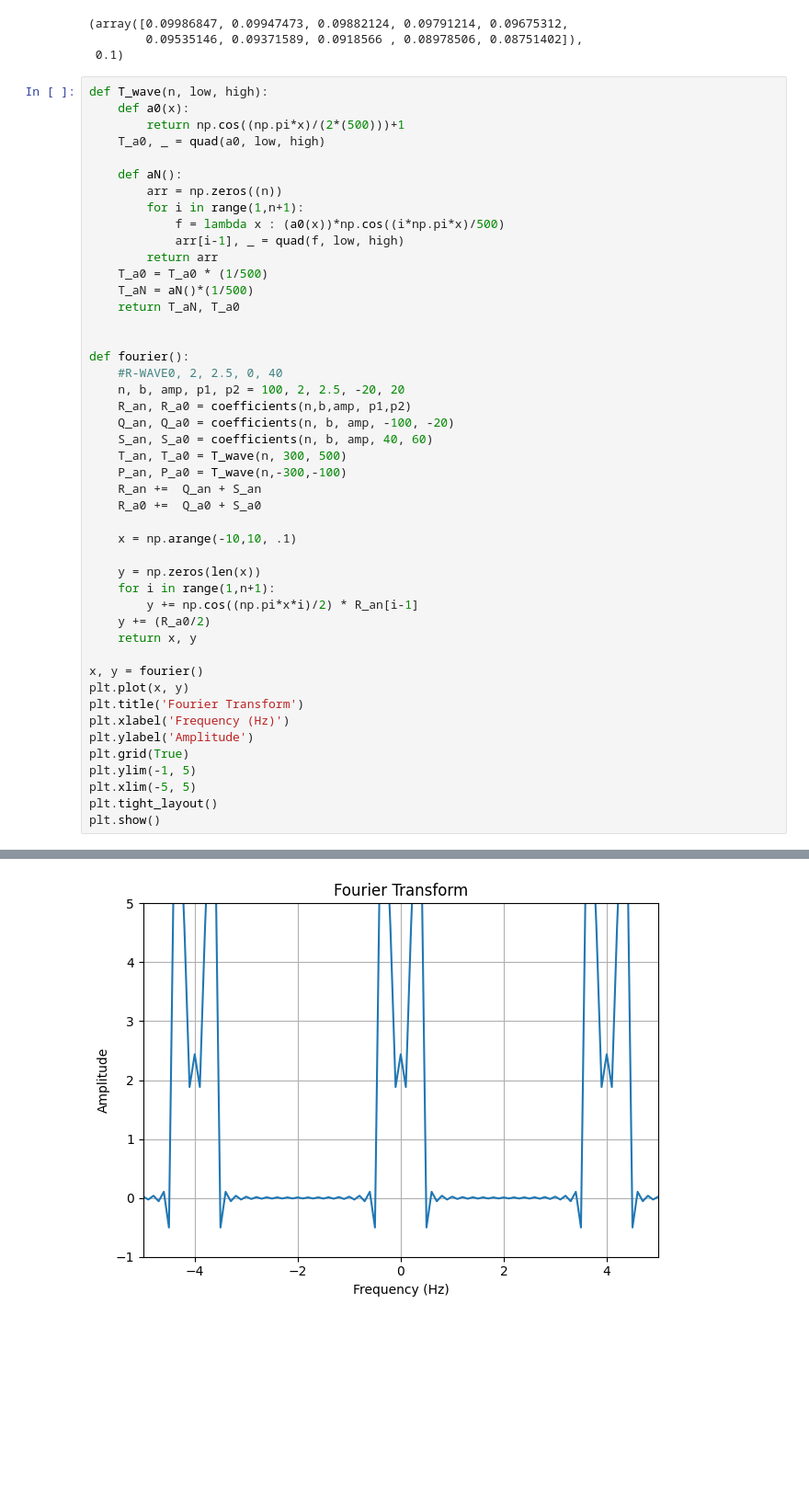
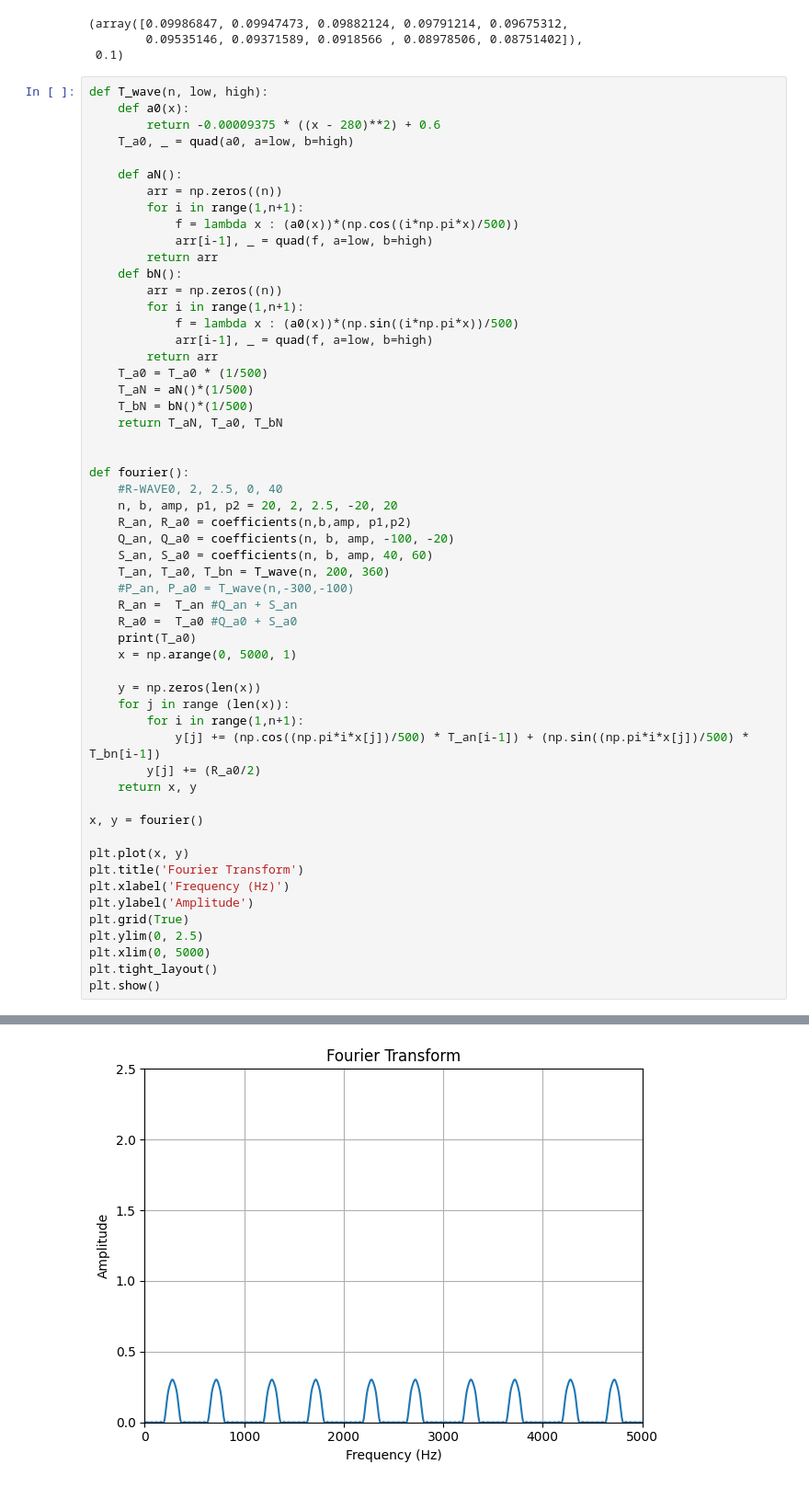
Before and after one commit to SalvatoreAguilera/ECG-SIM, a Jupyter notebook: ecg.ipynb, the cells around one changed output, grey strips where cells are left out. Shown at 92% size. Saved outputs shown, nothing was run; the diff lists cells and outputs as text; blank space fills up the shorter version.

```diff
--- a/ecg.ipynb
+++ b/ecg.ipynb
@@ -162,47 +162,56 @@ coefficients(10, 2, 2.5, -20,20)
 # %%
 def T_wave(n, low, high):
     def a0(x):
-        return np.cos((np.pi*x)/(2*(500)))+1
-    T_a0, _ = quad(a0, low, high)
+        return -0.00009375 * ((x - 280)**2) + 0.6
+    T_a0, _ = quad(a0, a=low, b=high)
 
     def aN():
         arr = np.zeros((n))
         for i in range(1,n+1):
-            f = lambda x : (a0(x))*np.cos((i*np.pi*x)/500)
-            arr[i-1], _ = quad(f, low, high)
+            f = lambda x : (a0(x))*(np.cos((i*np.pi*x)/500))
+            arr[i-1], _ = quad(f, a=low, b=high)
+        return arr
+    def bN():
+        arr = np.zeros((n))
+        for i in range(1,n+1):
+            f = lambda x : (a0(x))*(np.sin((i*np.pi*x))/500)
+            arr[i-1], _ = quad(f, a=low, b=high)
         return arr
     T_a0 = T_a0 * (1/500)
     T_aN = aN()*(1/500)
-    return T_aN, T_a0
+    T_bN = bN()*(1/500)
+    return T_aN, T_a0, T_bN
 
 
 def fourier():
     #R-WAVE0, 2, 2.5, 0, 40
-    n, b, amp, p1, p2 = 100, 2, 2.5, -20, 20
+    n, b, amp, p1, p2 = 20, 2, 2.5, -20, 20
     R_an, R_a0 = coefficients(n,b,amp, p1,p2)
     Q_an, Q_a0 = coefficients(n, b, amp, -100, -20)
     S_an, S_a0 = coefficients(n, b, amp, 40, 60)
-    T_an, T_a0 = T_wave(n, 300, 500)
-    P_an, P_a0 = T_wave(n,-300,-100)
-    R_an +=  Q_an + S_an
-    R_a0 +=  Q_a0 + S_a0
-
-    x = np.arange(-10,10, .1)
+    T_an, T_a0, T_bn = T_wave(n, 200, 360)
+    #P_an, P_a0 = T_wave(n,-300,-100)
+    R_an =  T_an #Q_an + S_an
+    R_a0 =  T_a0 #Q_a0 + S_a0
+    print(T_a0)
+    x = np.arange(0, 5000, 1)
 
     y = np.zeros(len(x))
-    for i in range(1,n+1):
-        y += np.cos((np.pi*x*i)/2) * R_an[i-1]
-    y += (R_a0/2)
+    for j in range (len(x)):
+        for i in range(1,n+1):
+            y[j] += (np.cos((np.pi*i*x[j])/500) * T_an[i-1]) + (np.sin((np.pi*i*x[j])/500) * T_bn[i-1])
+        y[j] += (R_a0/2)
     return x, y
 
 x, y = fourier()
+
 plt.plot(x, y)
 plt.title('Fourier Transform')
 plt.xlabel('Frequency (Hz)')
 plt.ylabel('Amplitude')
 plt.grid(True)
-plt.ylim(-1, 5)
-plt.xlim(-5, 5)
+plt.ylim(0, 2.5)
+plt.xlim(0, 5000)
 plt.tight_layout()
 plt.show()
 # %% [output]
@@ -209,2 +219,2 @@ plt.show()
-[figure, old version]
+[figure, new version]
 # %%
```
Also changed, not shown: parts of 5 cells of this notebook.
